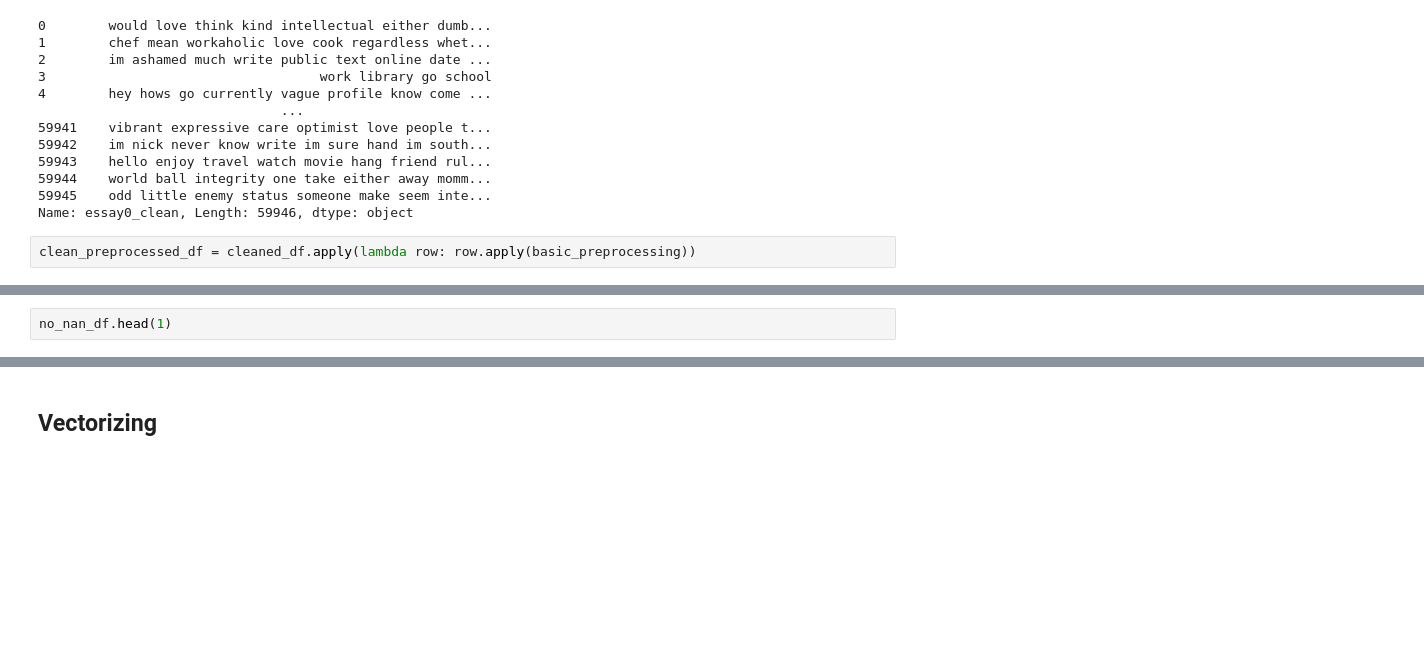
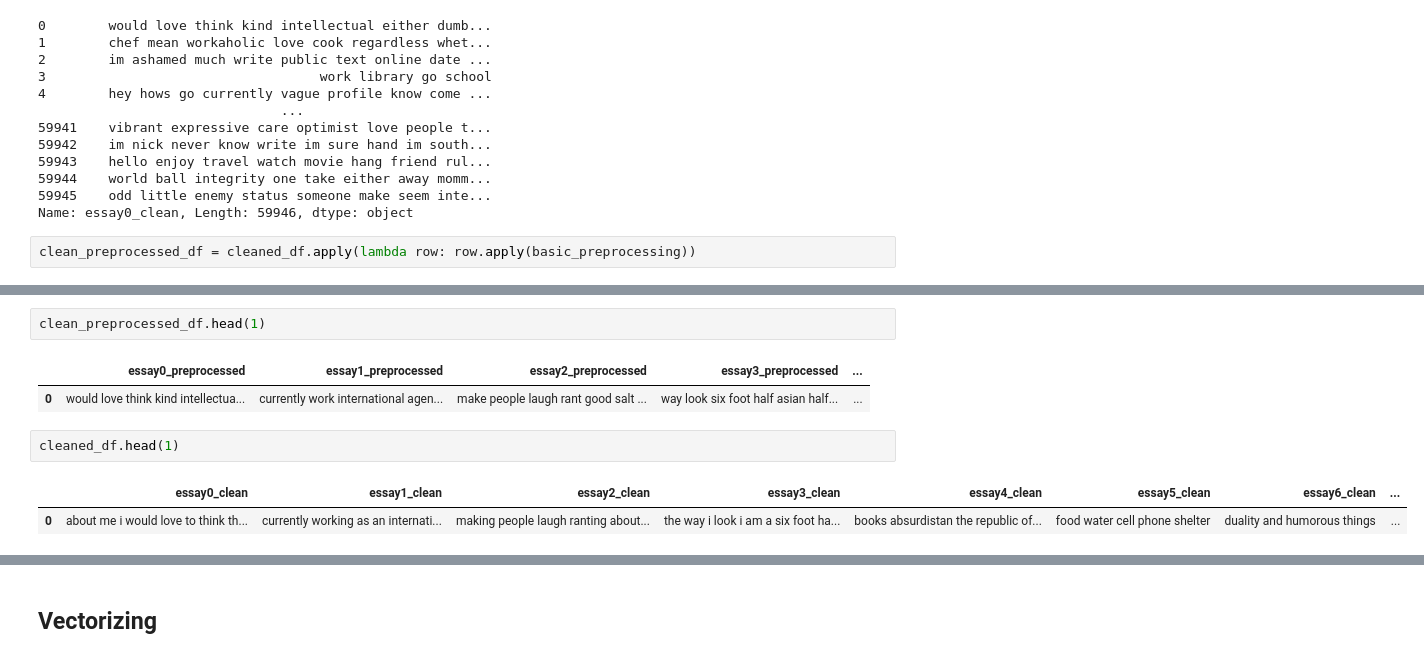
Before and after one commit to ninamcunha/amooora, a Jupyter notebook: notebooks/dedemenezes_exploratory.ipynb, the cells around one changed output, grey strips where cells are left out. Saved outputs shown, nothing was run; the diff lists cells and outputs as text; blank space fills up the shorter version.

```diff
--- a/notebooks/dedemenezes_exploratory.ipynb
+++ b/notebooks/dedemenezes_exploratory.ipynb
@@ -396,2 +414,10 @@ no_nan_df['combined_preprocess'] = preprocessed_combined
 # %%
-no_nan_df.head(1)
+clean_preprocessed_df.head(1)
+# %% [output]
+|  | essay0_preprocessed | essay1_preprocessed | essay2_preprocessed | essay3_preprocessed | ... |
+| 0 | would love think kind intellectua... | currently work international agen... | make people laugh rant good salt ... | way look six foot half asian half... | ... |
+# %%
+cleaned_df.head(1)
+# %% [output]
+|  | essay0_clean | essay1_clean | essay2_clean | essay3_clean | essay4_clean | essay5_clean | essay6_clean | ... |
+| 0 | about me i would love to think th... | currently working as an internati... | making people laugh ranting about... | the way i look i am a six foot ha... | books absurdistan the republic of... | food water cell phone shelter | duality and humorous things | ... |
```
Also changed, not shown: parts of 12 cells of this notebook.
